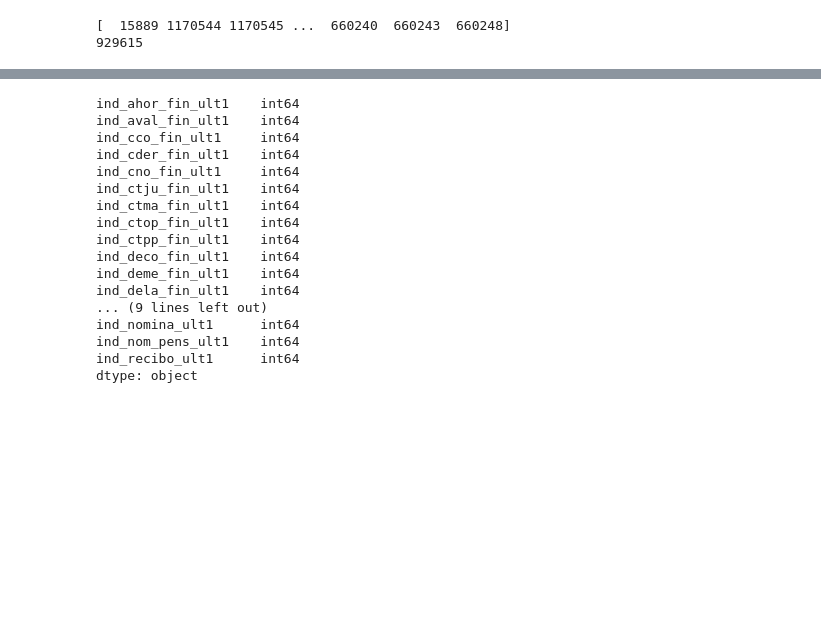
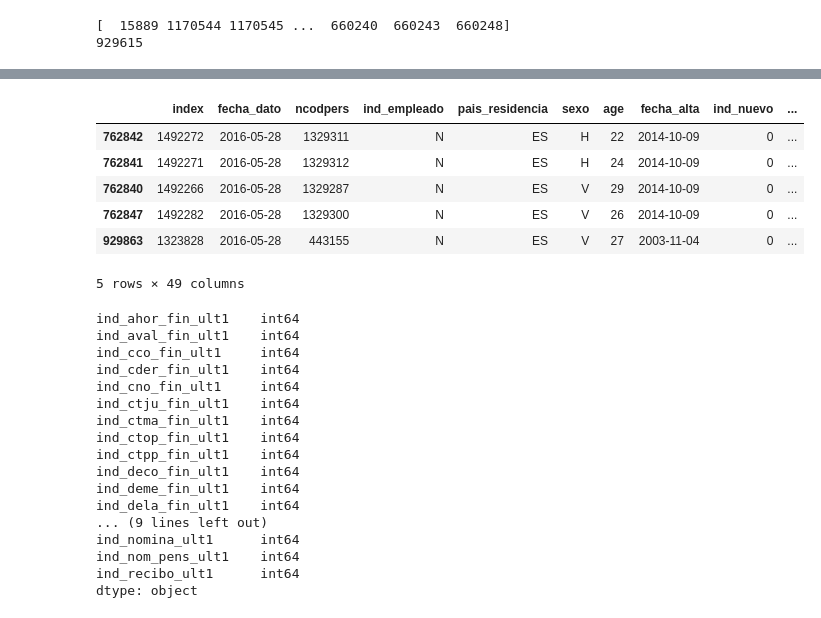
Before and after one commit to paulesta55/recommender-system-santander, a Jupyter notebook: Detailed Cleaning_Visualization original.ipynb, the cells around one changed output, grey strips where cells are left out. Drawn from its saved outputs; the diff is of its cells as text; code cells hidden in the pictures; blank space fills up the shorter version.

```diff
--- a/Detailed Cleaning_Visualization original.ipynb
+++ b/Detailed Cleaning_Visualization original.ipynb
@@ -490,3 +342,13 @@ len(df_test)
+# %%
+batch_1.tail()
+# %% [output]
+|  | index | fecha_dato | ncodpers | ind_empleado | pais_residencia | sexo | age | fecha_alta | ind_nuevo | ... |
+| 762842 | 1492272 | 2016-05-28 | 1329311 | N | ES | H | 22 | 2014-10-09 | 0 | ... |
+| 762841 | 1492271 | 2016-05-28 | 1329312 | N | ES | H | 24 | 2014-10-09 | 0 | ... |
+| 762840 | 1492266 | 2016-05-28 | 1329287 | N | ES | V | 29 | 2014-10-09 | 0 | ... |
+| 762847 | 1492282 | 2016-05-28 | 1329300 | N | ES | V | 26 | 2014-10-09 | 0 | ... |
+| 929863 | 1323828 | 2016-05-28 | 443155 | N | ES | V | 27 | 2003-11-04 | 0 | ... |
+5 rows × 49 columns
 # %%
 cols =['ind_ahor_fin_ult1','ind_aval_fin_ult1','ind_cco_fin_ult1','ind_cder_fin_ult1','ind_cno_fin_ult1','ind_ctju_fin_ult1','ind_ctma_fin_ult1',
        'ind_ctop_fin_ult1','ind_ctpp_fin_ult1','ind_deco_fin_ult1','ind_deme_fin_ult1','ind_dela_fin_ult1','ind_ecue_fin_ult1','ind_fond_fin_ult1',
```
Also changed, not shown: parts of 74 cells of this notebook, 4 other files.
